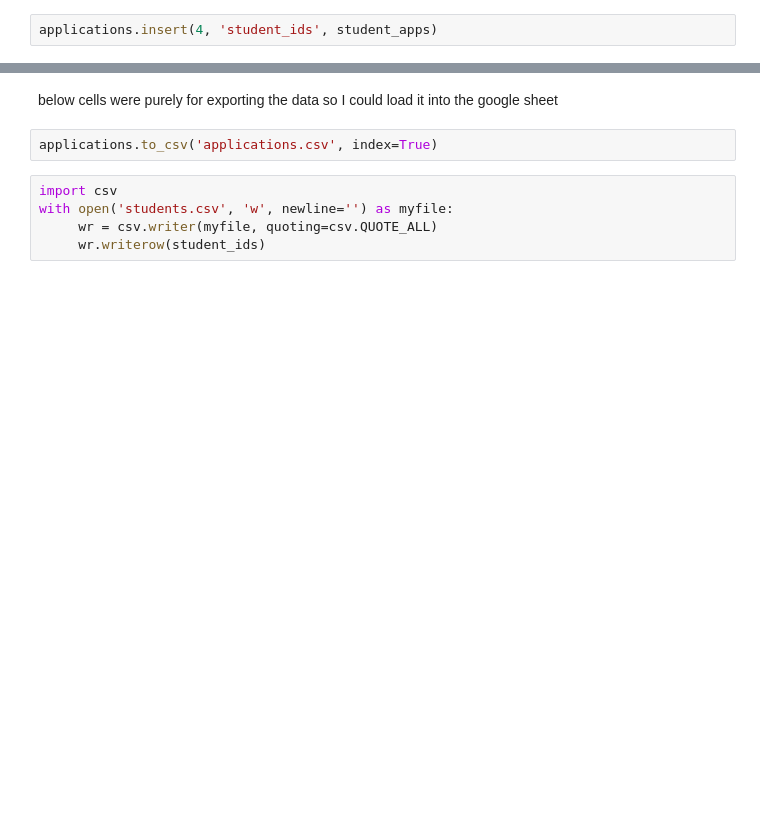
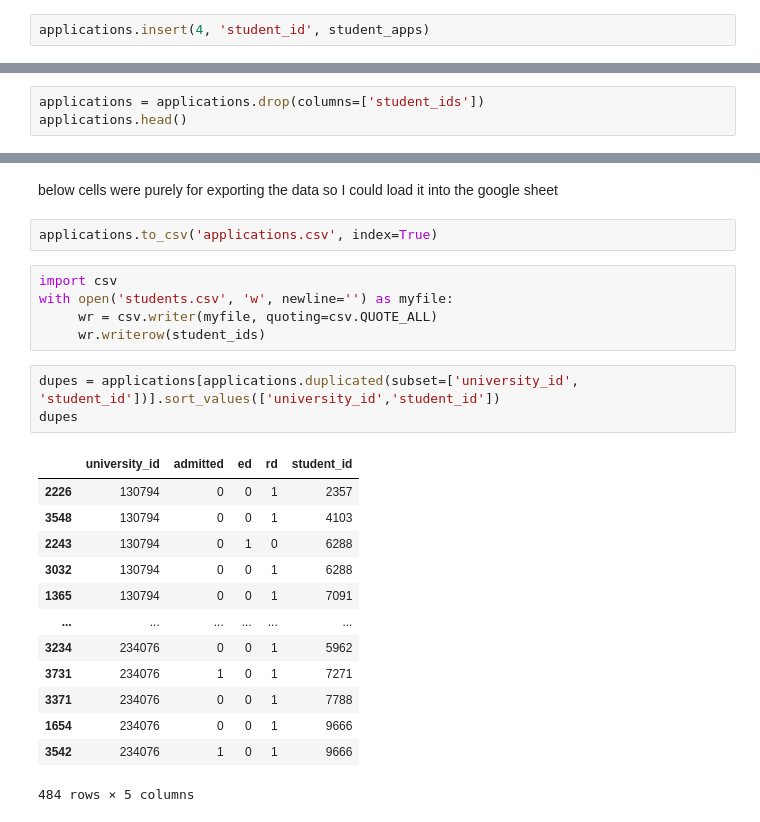
Before and after one commit to nohrg/DS5110-Final-Project, a Jupyter notebook: application.ipynb, the cells around one changed output, grey strips where cells are left out. Cells and saved outputs as stored; diff of their text form; blank space fills up the shorter version.

```diff
--- a/application.ipynb
+++ b/application.ipynb
@@ -201,4 +201,4 @@ for i in range(3901):
     else:
         student_apps.append(student_rd_apps.pop())
 # %%
-applications.insert(4, 'student_ids', student_apps)
+applications.insert(4, 'student_id', student_apps)
@@ -213,0 +207,3 @@ applications.head()
+# %%
+applications = applications.drop(columns=['student_ids'])
+applications.head()
@@ -220,3 +223,20 @@ import csv
 with open('students.csv', 'w', newline='') as myfile:
      wr = csv.writer(myfile, quoting=csv.QUOTE_ALL)
      wr.writerow(student_ids)
+# %%
+dupes = applications[applications.duplicated(subset=['university_id', 'student_id'])].sort_values(['university_id','student_id'])
+dupes
+# %% [output]
+|  | university_id | admitted | ed | rd | student_id |
+| 2226 | 130794 | 0 | 0 | 1 | 2357 |
+| 3548 | 130794 | 0 | 0 | 1 | 4103 |
+| 2243 | 130794 | 0 | 1 | 0 | 6288 |
+| 3032 | 130794 | 0 | 0 | 1 | 6288 |
+| 1365 | 130794 | 0 | 0 | 1 | 7091 |
+| ... | ... | ... | ... | ... | ... |
+| 3234 | 234076 | 0 | 0 | 1 | 5962 |
+| 3731 | 234076 | 1 | 0 | 1 | 7271 |
+| 3371 | 234076 | 0 | 0 | 1 | 7788 |
+| 1654 | 234076 | 0 | 0 | 1 | 9666 |
+| 3542 | 234076 | 1 | 0 | 1 | 9666 |
+484 rows × 5 columns
```
Also changed, not shown: parts of 11 cells of this notebook, 1 other file.
